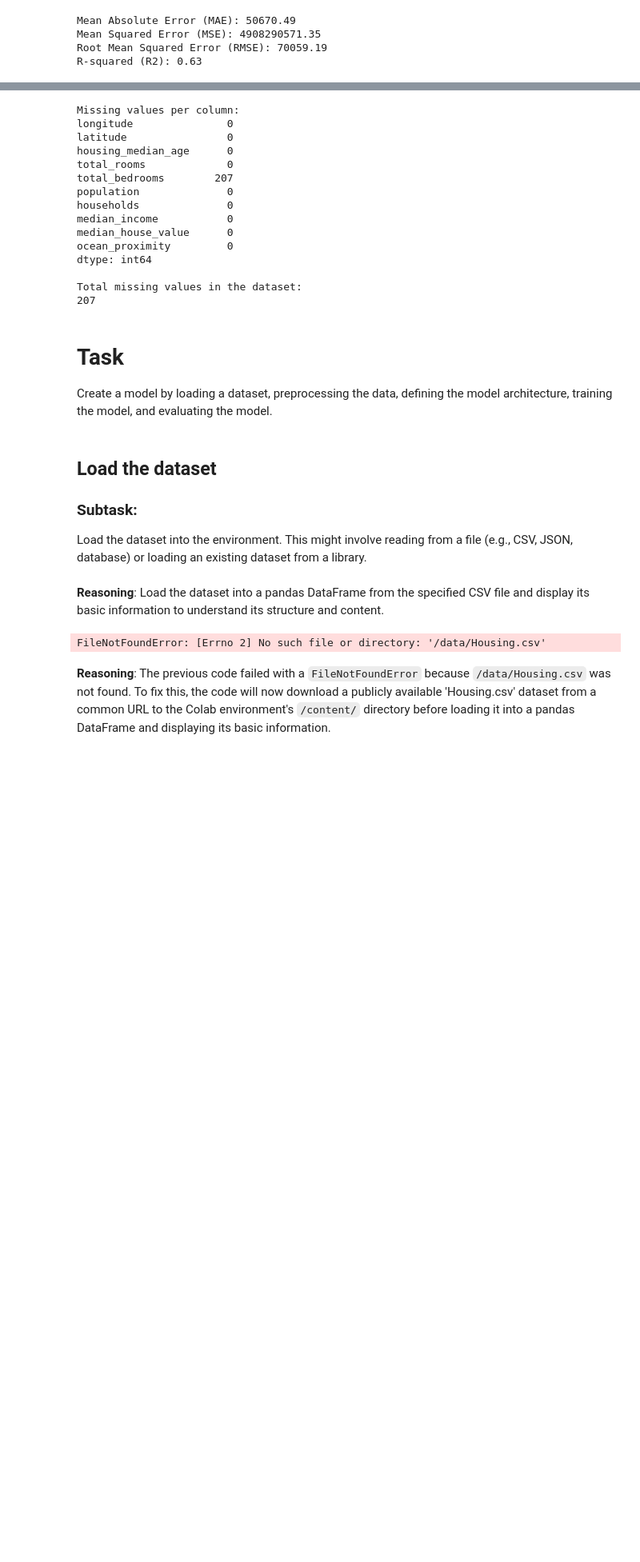
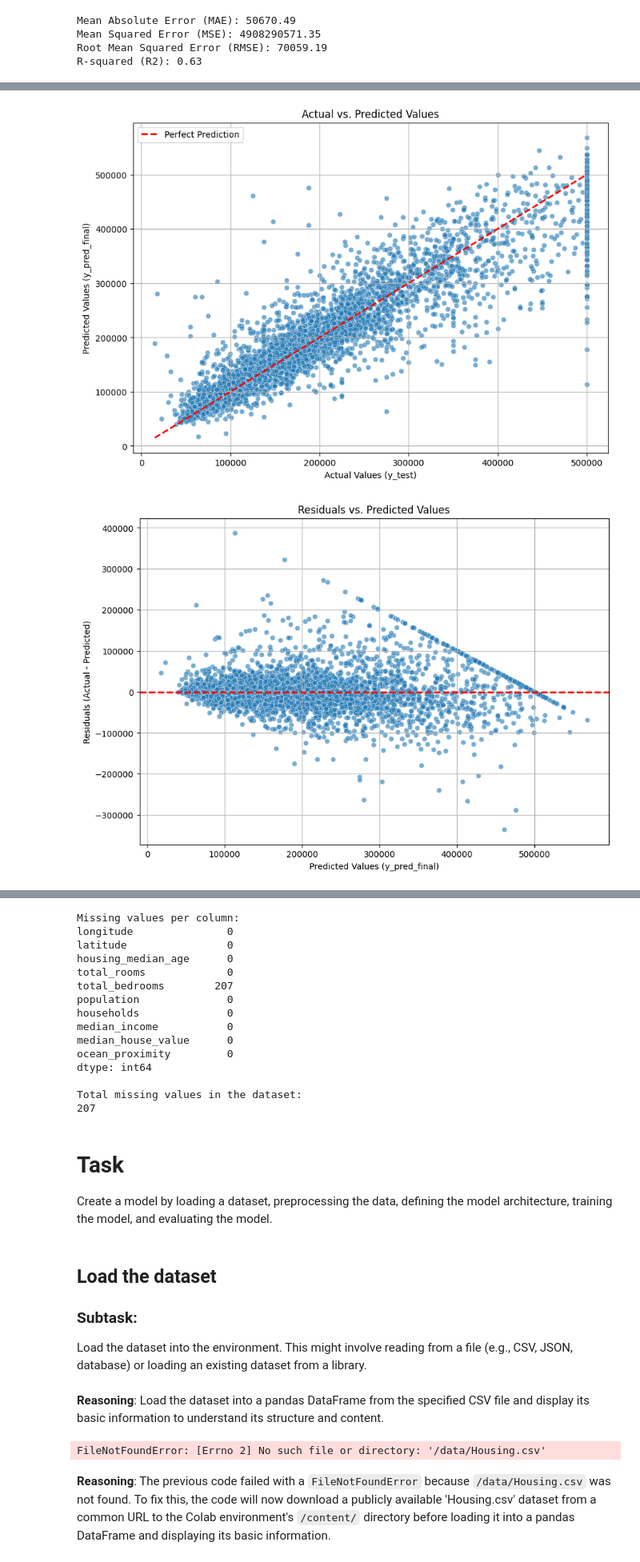
Before and after one commit to veerchavan62/model, a Jupyter notebook: Untitled0.ipynb, the cells around one changed output, grey strips where cells are left out. Shown at 80% size. Drawn from its saved outputs; the diff is of its cells as text; code cells hidden in the pictures; blank space fills up the shorter version.

```diff
--- a/Untitled0.ipynb
+++ b/Untitled0.ipynb
@@ -22,0 +584,19 @@ R-squared (R2): 0.63
+# %%
+xgb_model_fe = xgb.XGBRegressor(n_estimators=100, random_state=42)
+
+print("Training the XGBRegressor model with engineered features...")
+xgb_model_fe.fit(X_train_processed, y_train)
+print("XGBRegressor model training complete with engineered features.")
+
+y_pred_xgb_fe = xgb_model_fe.predict(X_test_processed)
+
+mae_xgb_fe = mean_absolute_error(y_test, y_pred_xgb_fe)
+mse_xgb_fe = mean_squared_error(y_test, y_pred_xgb_fe)
+rmse_xgb_fe = np.sqrt(mse_xgb_fe)
+r2_xgb_fe = r2_score(y_test, y_pred_xgb_fe)
+
+print(f"\nXGBRegressor Model Evaluation (with Engineered Features):")
+print(f"Mean Absolute Error (MAE): {mae_xgb_fe:.2f}")
+print(f"Mean Squared Error (MSE): {mse_xgb_fe:.2f}")
+print(f"Root Mean Squared Error (RMSE): {rmse_xgb_fe:.2f}")
+print(f"R-squared (R2): {r2_xgb_fe:.2f}")
@@ -22,0 +612,48 @@ R-squared (R2): 0.63
+# %%
+y_pred_final = xgb_model_fe.predict(X_test_processed)
+
+residuals = y_test - y_pred_final
+
+plt.figure(figsize=(10, 7))
+sns.scatterplot(x=y_test, y=y_pred_final, alpha=0.6)
+plt.plot([y_test.min(), y_test.max()], [y_test.min(), y_test.max()], 'r--', lw=2, label='Perfect Prediction')
+plt.xlabel('Actual Values (y_test)')
+plt.ylabel('Predicted Values (y_pred_final)')
+plt.title('Actual vs. Predicted Values')
+plt.legend()
+plt.grid(True)
+plt.show()
+
+plt.figure(figsize=(10, 7))
+sns.scatterplot(x=y_pred_final, y=residuals, alpha=0.6)
+plt.axhline(y=0, color='r', linestyle='--', lw=2)
+plt.xlabel('Predicted Values (y_pred_final)')
+plt.ylabel('Residuals (Actual - Predicted)')
+plt.title('Residuals vs. Predicted Values')
+plt.grid(True)
+plt.show()
+
+plt.figure(figsize=(10, 7))
+sns.histplot(residuals, kde=True, bins=50)
+plt.xlabel('Residuals (Actual - Predicted)')
+plt.ylabel('Frequency')
+plt.title('Distribution of Residuals')
+plt.grid(True)
+plt.show()
+
+residual_analysis_df = pd.DataFrame({
+    'Residuals': residuals,
+    'Ocean_Proximity': X_test.loc[y_test.index, 'ocean_proximity']
+})
+
+plt.figure(figsize=(12, 7))
+sns.boxplot(x='Ocean_Proximity', y='Residuals', data=residual_analysis_df)
+plt.axhline(y=0, color='r', linestyle='--', lw=2)
+plt.xlabel('Ocean Proximity')
+plt.ylabel('Residuals')
+plt.title('Residuals by Ocean Proximity')
+plt.grid(True)
+plt.show()
+# %% [output]
+[figure, added]
+[figure, added]
```
Also changed, not shown: parts of 39 cells of this notebook.
